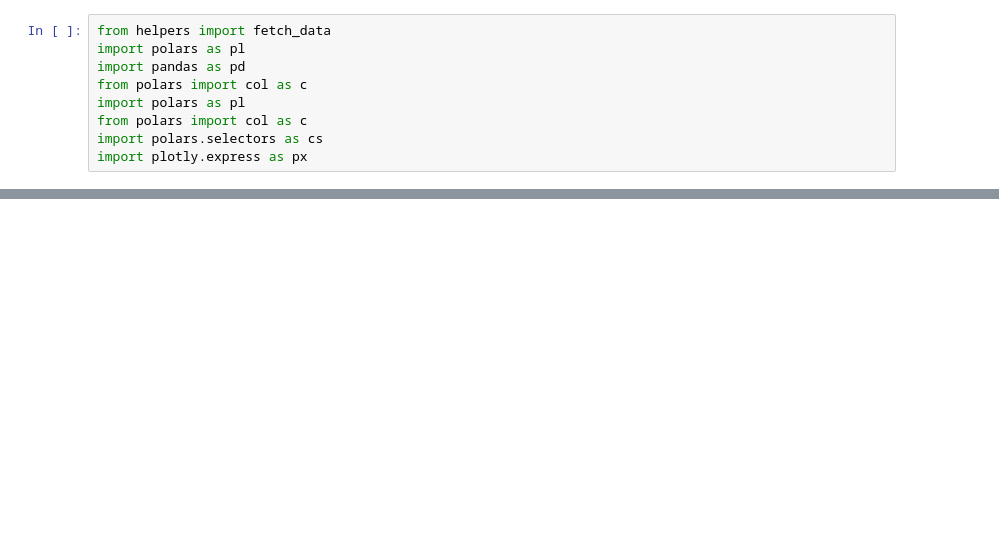
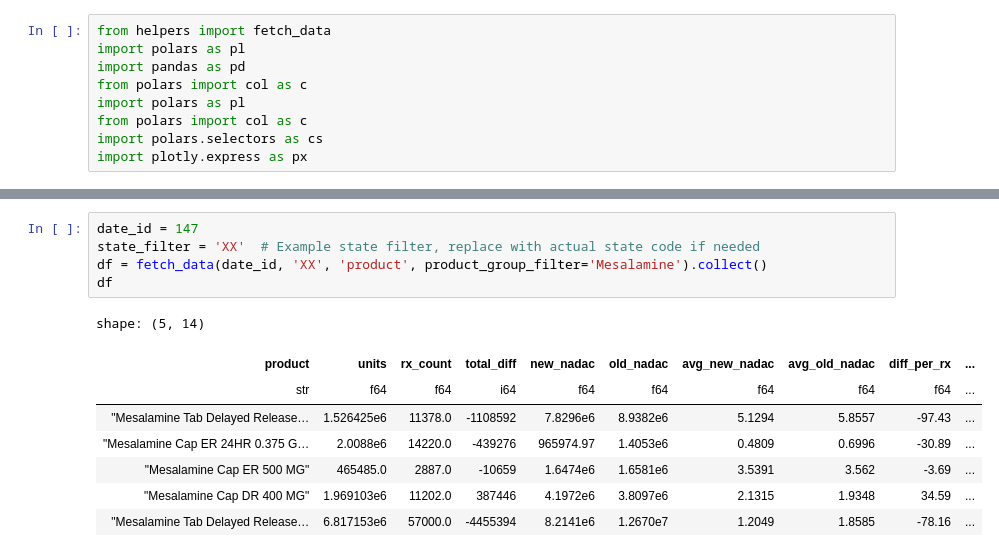
Before and after one commit to mwine81/PACKED_BUBBLE, a Jupyter notebook: main.ipynb, the cells around one changed output, grey strips where cells are left out. Drawn from its saved outputs; the diff is of its cells as text; blank space fills up the shorter version.

```diff
--- a/main.ipynb
+++ b/main.ipynb
@@ -110,0 +271,14 @@ scatter_plot(df)
+# %%
+date_id = 147
+state_filter = 'XX'  # Example state filter, replace with actual state code if needed
+df = fetch_data(date_id, 'XX', 'product', product_group_filter='Mesalamine').collect()
+df
+# %% [output]
+shape: (5, 14)
+| product | units | rx_count | total_diff | new_nadac | old_nadac | avg_new_nadac | avg_old_nadac | diff_per_rx | ... |
+| str | f64 | f64 | i64 | f64 | f64 | f64 | f64 | f64 | ... |
+| "Mesalamine Tab Delayed Release… | 1.526425e6 | 11378.0 | -1108592 | 7.8296e6 | 8.9382e6 | 5.1294 | 5.8557 | -97.43 | ... |
+| "Mesalamine Cap ER 24HR 0.375 G… | 2.0088e6 | 14220.0 | -439276 | 965974.97 | 1.4053e6 | 0.4809 | 0.6996 | -30.89 | ... |
+| "Mesalamine Cap ER 500 MG" | 465485.0 | 2887.0 | -10659 | 1.6474e6 | 1.6581e6 | 3.5391 | 3.562 | -3.69 | ... |
+| "Mesalamine Cap DR 400 MG" | 1.969103e6 | 11202.0 | 387446 | 4.1972e6 | 3.8097e6 | 2.1315 | 1.9348 | 34.59 | ... |
+| "Mesalamine Tab Delayed Release… | 6.817153e6 | 57000.0 | -4455394 | 8.2141e6 | 1.2670e7 | 1.2049 | 1.8585 | -78.16 | ... |
```
Also changed, not shown: parts of 3 cells of this notebook, 4 other files.
